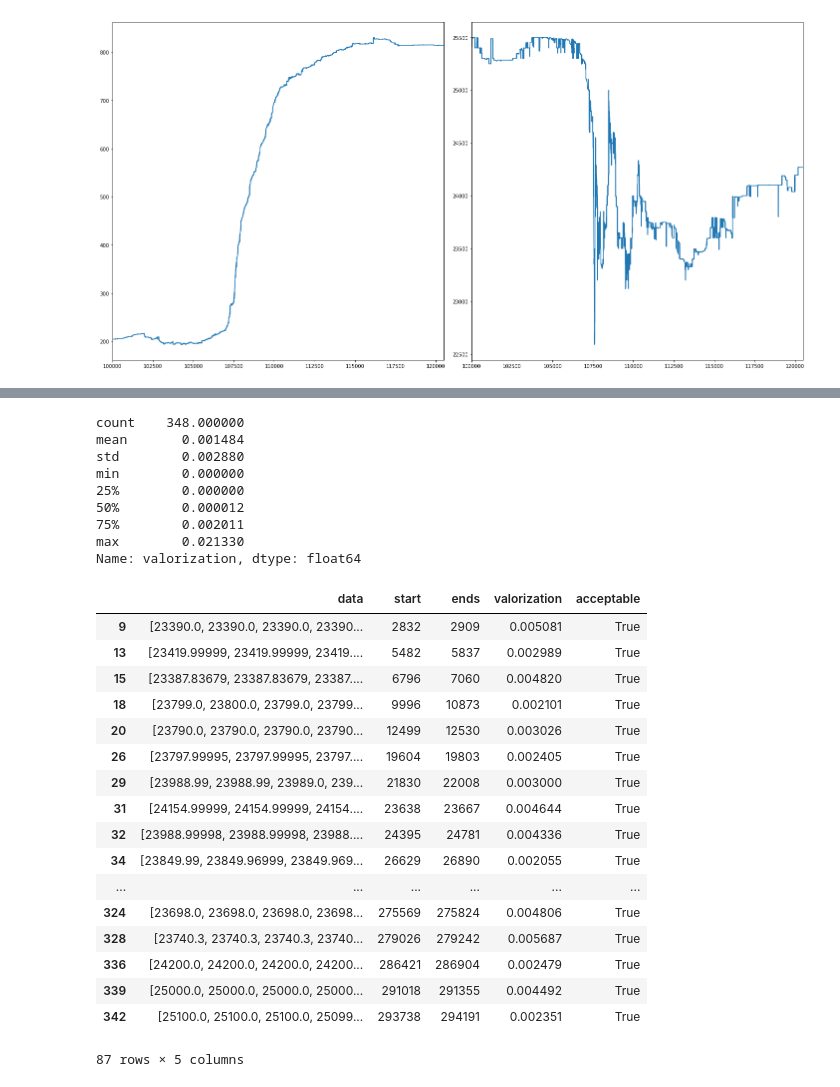
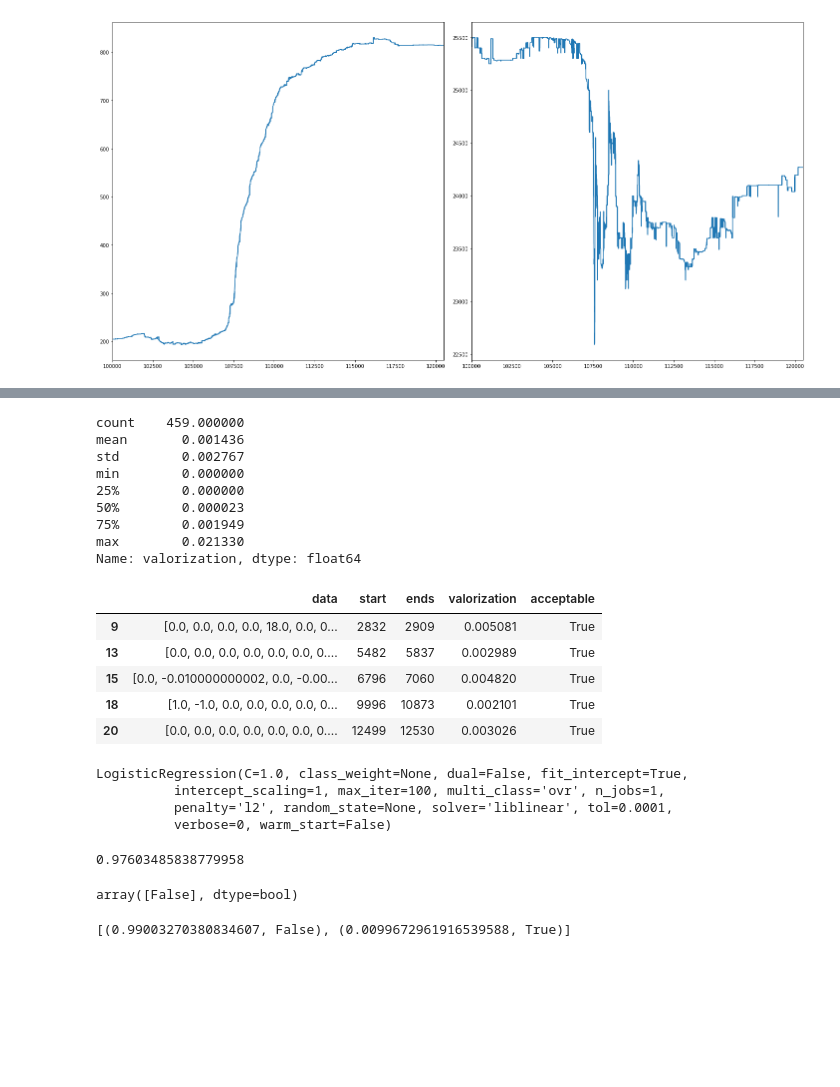
Before and after one commit to fernando133/mbtc, a Jupyter notebook: notebooks/analysis_2.ipynb, the cells around one changed output, grey strips where cells are left out. Saved outputs shown, nothing was run; the diff lists cells and outputs as text; code cells hidden in the pictures; blank space fills up the shorter version.

Commit message:
prediction model

```diff
--- a/notebooks/analysis_2.ipynb
+++ b/notebooks/analysis_2.ipynb
@@ -264,10 +250,10 @@ for index in range(len(sell_signal)):
 
     last_index = indexes[index][-1]
 
-    if len(data['sell'][:last_index]) < short_window:
+    if len(data['variation_sell'][:last_index]) < short_window:
         continue
 
-    event = data['sell'][last_index - short_window: last_index]
+    event = data['variation_sell'][last_index - short_window: last_index]
 
     training_set.append([event.as_matrix(), indexes[index][0], indexes[index][1], valorization])
 # %%
@@ -275,35 +261,23 @@ training_set = pd.DataFrame(data=training_set, columns=['data', 'start', 'ends',
 # %%
 training_set['valorization'].describe()
 # %% [output]
-count    348.000000
-mean       0.001484
-std        0.002880
+count    459.000000
+mean       0.001436
+std        0.002767
 min        0.000000
 25%        0.000000
-50%        0.000012
-75%        0.002011
+50%        0.000023
+75%        0.001949
 max        0.021330
 Name: valorization, dtype: float64
 # %%
 training_set['acceptable'] = training_set['valorization'] >= minimum_profit_accetable
 # %%
-training_set[ training_set['acceptable'] == True ]
+training_set[ training_set['acceptable'] == True ].head()
 # %% [output]
 |  | data | start | ends | valorization | acceptable |
-| 9 | [23390.0, 23390.0, 23390.0, 23390... | 2832 | 2909 | 0.005081 | True |
-| 13 | [23419.99999, 23419.99999, 23419.... | 5482 | 5837 | 0.002989 | True |
-| 15 | [23387.83679, 23387.83679, 23387.... | 6796 | 7060 | 0.004820 | True |
-| 18 | [23799.0, 23800.0, 23799.0, 23799... | 9996 | 10873 | 0.002101 | True |
-| 20 | [23790.0, 23790.0, 23790.0, 23790... | 12499 | 12530 | 0.003026 | True |
-| 26 | [23797.99995, 23797.99995, 23797.... | 19604 | 19803 | 0.002405 | True |
-| 29 | [23988.99, 23988.99, 23989.0, 239... | 21830 | 22008 | 0.003000 | True |
-| 31 | [24154.99999, 24154.99999, 24154.... | 23638 | 23667 | 0.004644 | True |
-| 32 | [23988.99998, 23988.99998, 23988.... | 24395 | 24781 | 0.004336 | True |
-| 34 | [23849.99, 23849.96999, 23849.969... | 26629 | 26890 | 0.002055 | True |
-| ... | ... | ... | ... | ... | ... |
-| 324 | [23698.0, 23698.0, 23698.0, 23698... | 275569 | 275824 | 0.004806 | True |
-| 328 | [23740.3, 23740.3, 23740.3, 23740... | 279026 | 279242 | 0.005687 | True |
-| 336 | [24200.0, 24200.0, 24200.0, 24200... | 286421 | 286904 | 0.002479 | True |
-| 339 | [25000.0, 25000.0, 25000.0, 25000... | 291018 | 291355 | 0.004492 | True |
-| 342 | [25100.0, 25100.0, 25100.0, 25099... | 293738 | 294191 | 0.002351 | True |
+| 9 | [0.0, 0.0, 0.0, 0.0, 18.0, 0.0, 0... | 2832 | 2909 | 0.005081 | True |
+| 13 | [0.0, 0.0, 0.0, 0.0, 0.0, 0.0, 0.... | 5482 | 5837 | 0.002989 | True |
+| 15 | [0.0, -0.010000000002, 0.0, -0.00... | 6796 | 7060 | 0.004820 | True |
+| 18 | [1.0, -1.0, 0.0, 0.0, 0.0, 0.0, 0... | 9996 | 10873 | 0.002101 | True |
+| 20 | [0.0, 0.0, 0.0, 0.0, 0.0, 0.0, 0.... | 12499 | 12530 | 0.003026 | True |
-87 rows × 5 columns
@@ -309,0 +294,31 @@ training_set[ training_set['acceptable'] == True ]
+# %%
+from sklearn.linear_model import LogisticRegression
+
+clf = LogisticRegression()
+
+length = len(training_set['data'])
+
+X = [None] * length
+y = training_set['acceptable']
+
+for index in range(length):
+    X[index] = training_set['data'].iloc[index]
+
+clf.fit(X, training_set['acceptable'])
+# %% [output]
+LogisticRegression(C=1.0, class_weight=None, dual=False, fit_intercept=True,
+          intercept_scaling=1, max_iter=100, multi_class='ovr', n_jobs=1,
+          penalty='l2', random_state=None, solver='liblinear', tol=0.0001,
+          verbose=0, warm_start=False)
+# %%
+clf.score(X, y)
+# %% [output]
+0.97603485838779958
+# %%
+clf.predict([X[1]])
+# %% [output]
+array([False], dtype=bool)
+# %%
+zip(clf.predict_proba([X[1]])[0], clf.classes_)
+# %% [output]
+[(0.99003270380834607, False), (0.0099672961916539588, True)]
```
Also changed, not shown: parts of 7 cells of this notebook, 2 other files.
